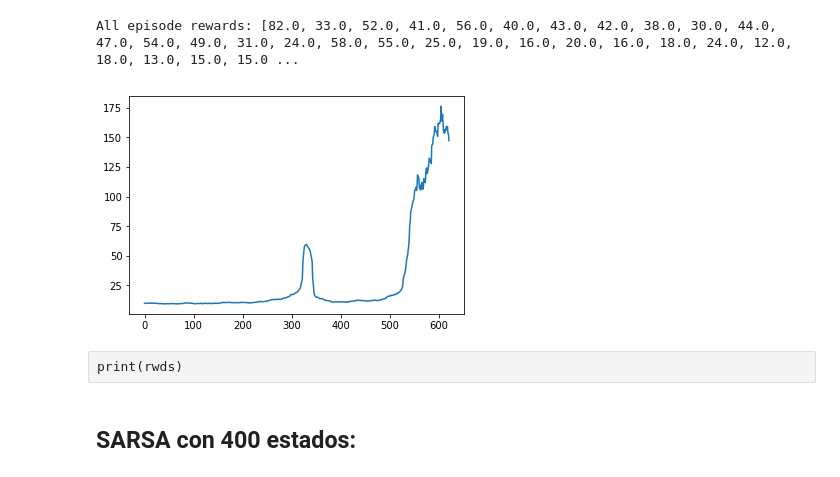
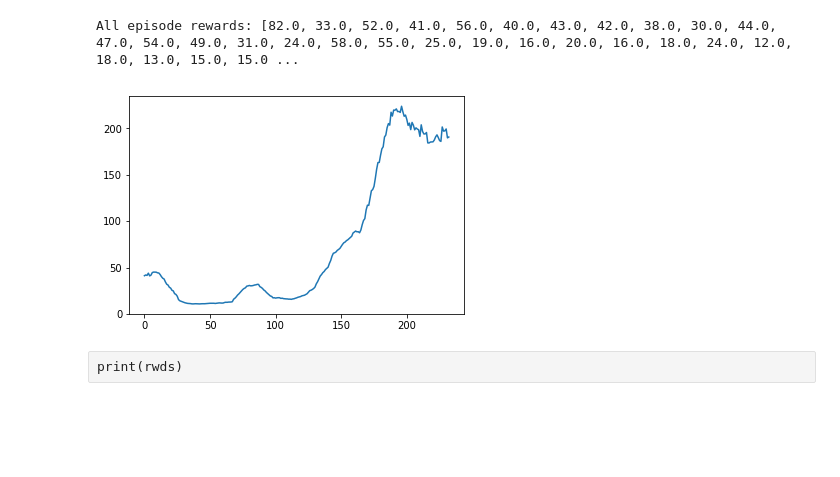
Before and after one commit to santiagorodavil/tareas_reinfocement, a Jupyter notebook: Taller4/Taller4.ipynb, the cells around one changed output. Cells and saved outputs as stored; diff of their text form; code cells hidden in the pictures; blank space fills up the shorter version.

```diff
--- a/Taller4/Taller4.ipynb
+++ b/Taller4/Taller4.ipynb
@@ -593,9 +593,9 @@ print("All episode rewards:", episode_callback.episode_rewards)
 All episode rewards: [82.0, 33.0, 52.0, 41.0, 56.0, 40.0, 43.0, 42.0, 38.0, 30.0, 44.0, 47.0, 54.0, 49.0, 31.0, 24.0, 58.0, 55.0, 25.0, 19.0, 16.0, 20.0, 16.0, 18.0, 24.0, 12.0, 18.0, 13.0, 15.0, 15.0 ...
 # %%
 import matplotlib.pyplot as plt
-plt.plot(running_mean(episode_callback.episode_rewards,20))
+plt.plot(running_mean(episode_DSARSA_16.episode_rewards,20))
 plt.show()
 # %% [output]
-[figure, old version]
+[figure, new version]
 # %% [raw]
 print(rwds)
@@ -663,2 +601,0 @@ def SARSA_algorithm(num_episodes):
-# %% [markdown]
-## SARSA con 400 estados:
```
Also changed, not shown: parts of 11 cells of this notebook, 1 other file.
